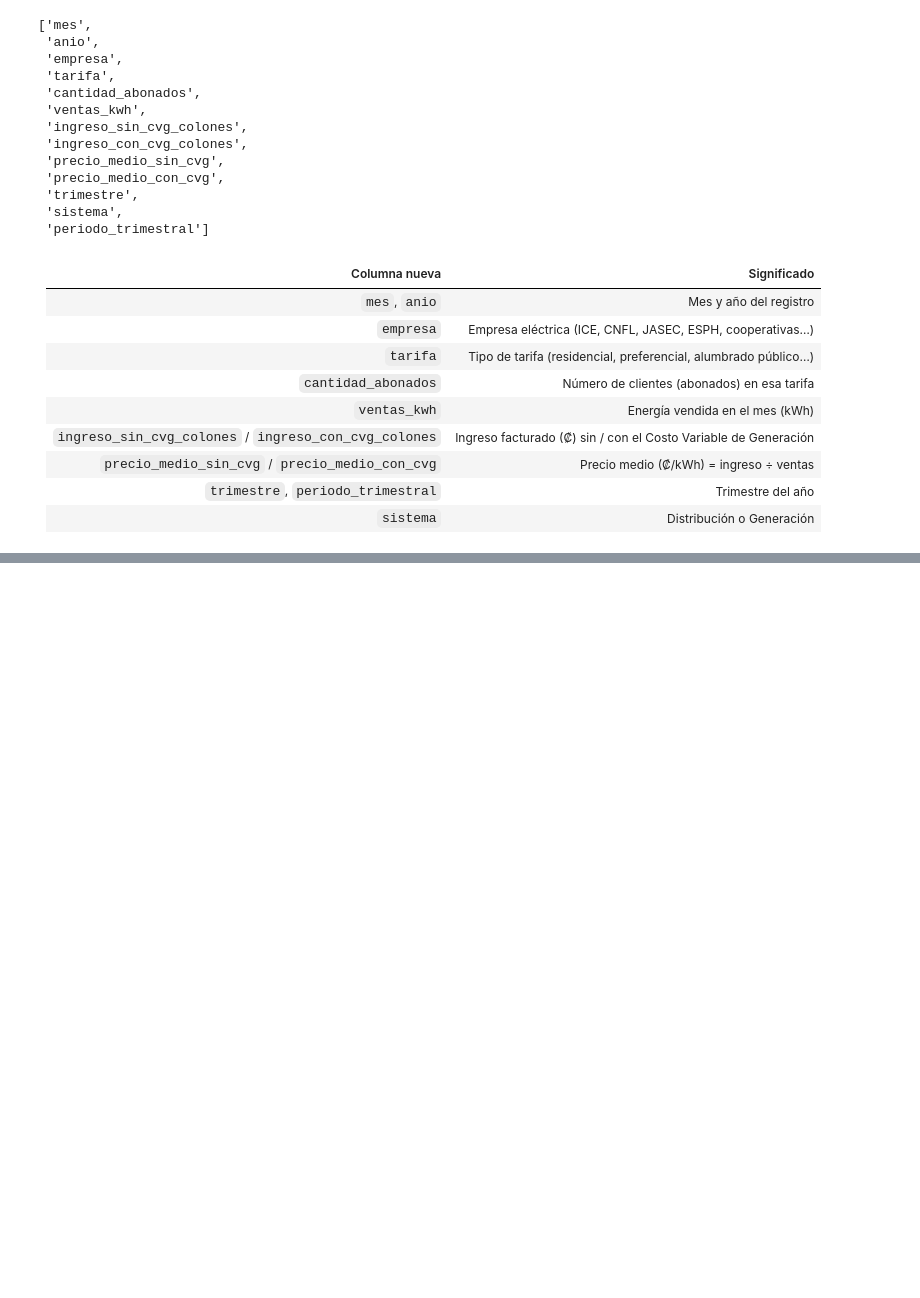
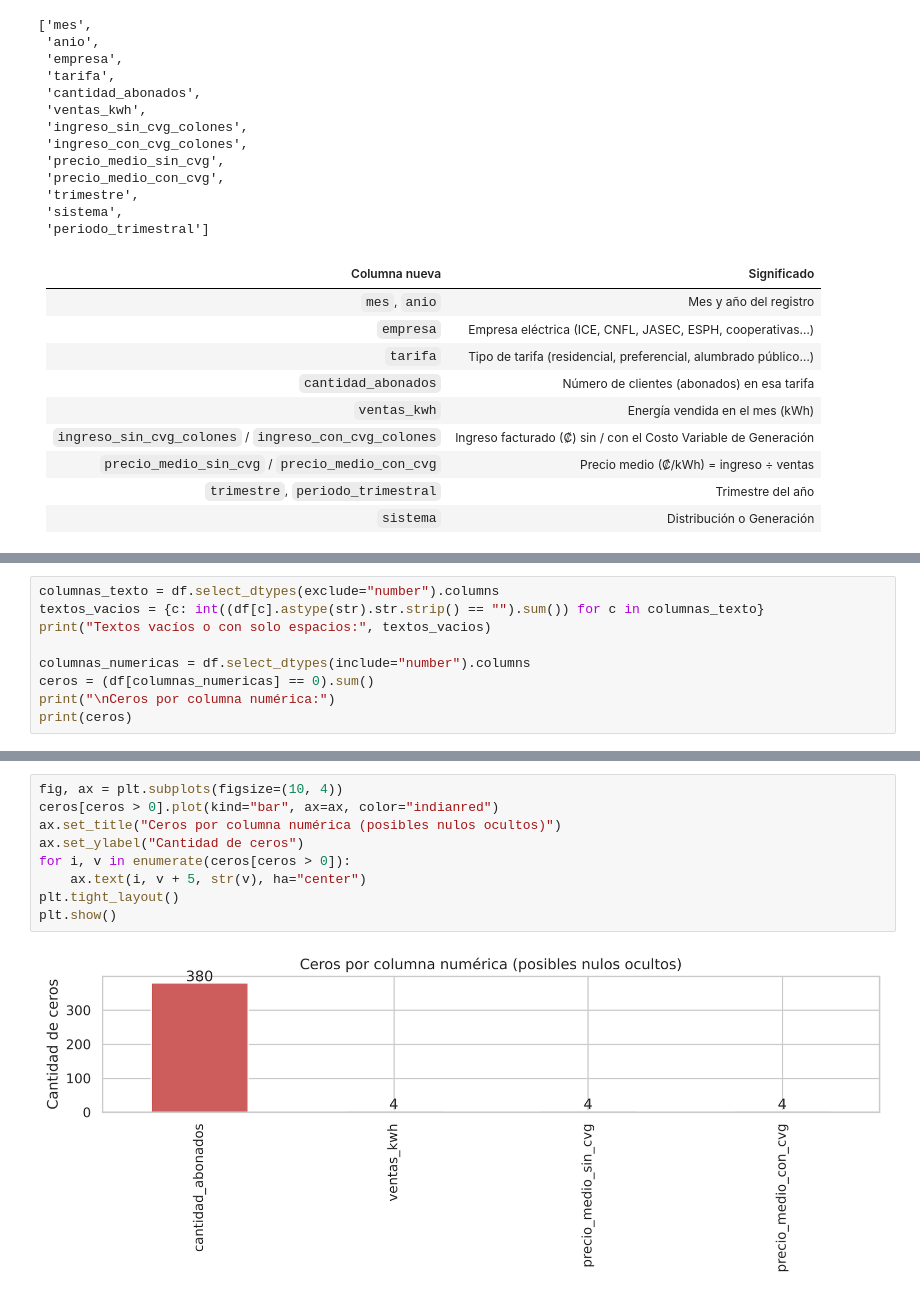
Before and after one commit to Sweetkriiz/Laboratorio4-main, a Jupyter notebook: lab4_IC2025.ipynb, the cells around one changed output, grey strips where cells are left out. Cells and saved outputs as stored; diff of their text form; blank space fills up the shorter version.

```diff
--- a/lab4_IC2025.ipynb
+++ b/lab4_IC2025.ipynb
@@ -276,0 +320,9 @@ df.columns.tolist()
+# %%
+columnas_texto = df.select_dtypes(exclude="number").columns
+textos_vacios = {c: int((df[c].astype(str).str.strip() == "").sum()) for c in columnas_texto}
+print("Textos vacíos o con solo espacios:", textos_vacios)
+
+columnas_numericas = df.select_dtypes(include="number").columns
+ceros = (df[columnas_numericas] == 0).sum()
+print("\nCeros por columna numérica:")
+print(ceros)
@@ -276,0 +369,11 @@ df.columns.tolist()
+# %%
+fig, ax = plt.subplots(figsize=(10, 4))
+ceros[ceros > 0].plot(kind="bar", ax=ax, color="indianred")
+ax.set_title("Ceros por columna numérica (posibles nulos ocultos)")
+ax.set_ylabel("Cantidad de ceros")
+for i, v in enumerate(ceros[ceros > 0]):
+    ax.text(i, v + 5, str(v), ha="center")
+plt.tight_layout()
+plt.show()
+# %% [output]
+[figure, added]
```
Also changed, not shown: parts of 31 cells of this notebook.
